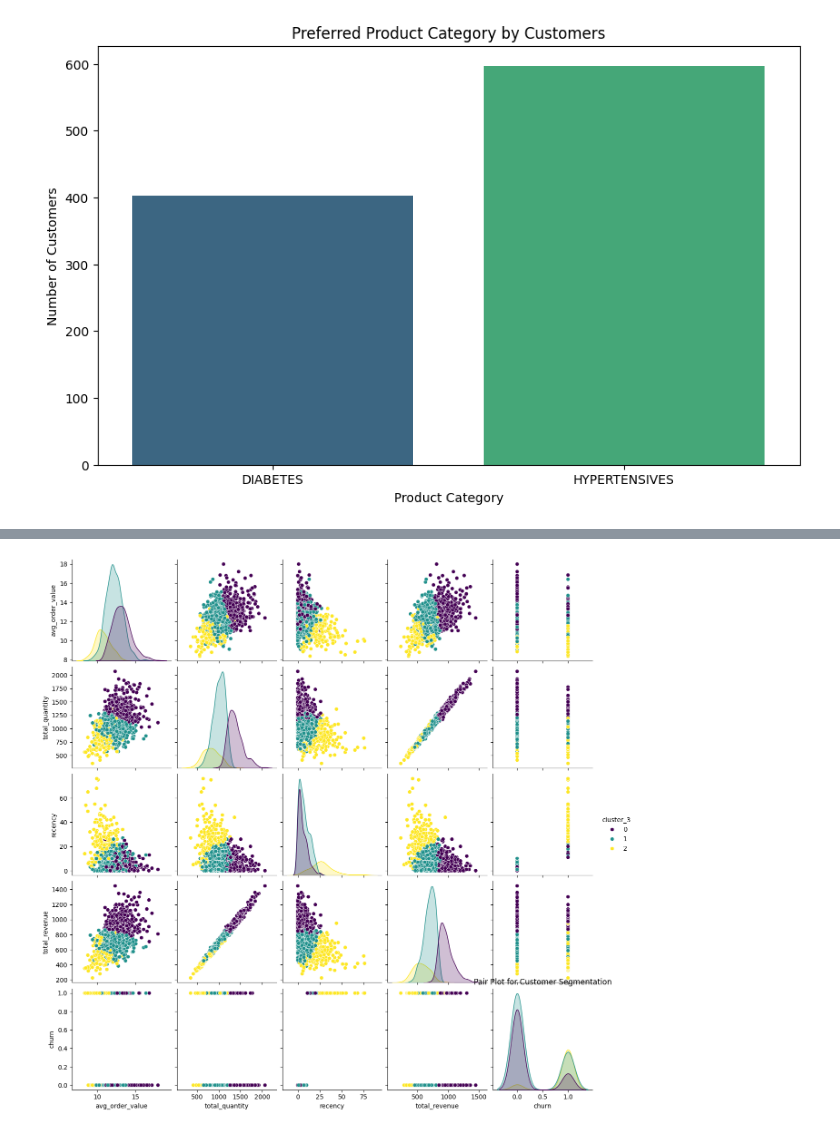
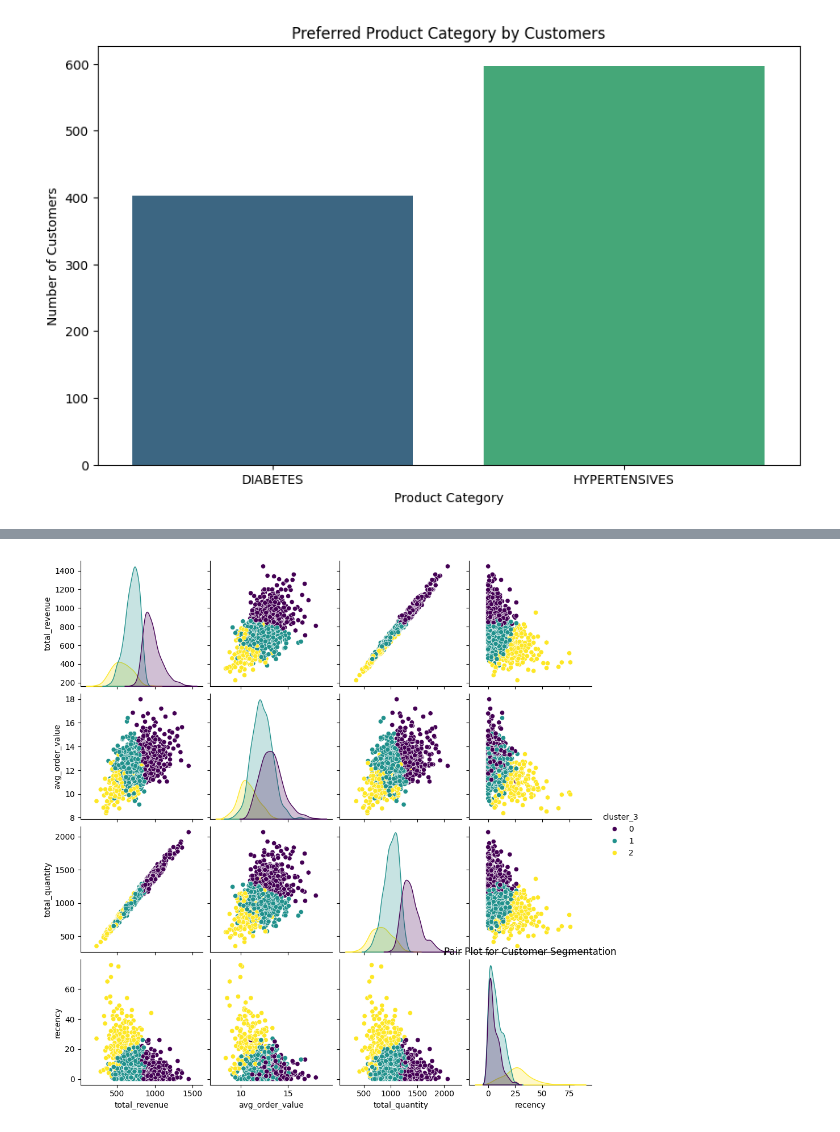
Before and after one commit to naveen-malla/Customer-Segmentation-and-SKU-Forecasting, a Jupyter notebook: customer_segmentation.ipynb, the cells around one changed output, grey strips where cells are left out. Drawn from its saved outputs; the diff is of its cells as text; code cells hidden in the pictures.

```diff
--- a/customer_segmentation.ipynb
+++ b/customer_segmentation.ipynb
@@ -513,6 +521,6 @@ Passing `palette` without assigning `hue` is deprecated and will be removed in v
 # %%
 # customers who haven't made a purchase in the last 10 days
-customer_data['churn'] = customer_data['recency'].apply(lambda x: 1 if x > 10 else 0)
+customer_data['churn'] = customer_data['recency'].apply(lambda x: 1 if x > 45 else 0)
 
 # Visualize churn
 plt.figure(figsize=(10, 6))
@@ -529,6 +546,9 @@ Passing `palette` without assigning `hue` is deprecated and will be removed in v
 # %%
-sns.pairplot(customer_data, hue='cluster_3', palette='viridis')
+# extract non categorical columns
+non_categorical = customer_data[['total_revenue', 'avg_order_value', 'total_quantity', 'recency', 'cluster_3']]
+# pair plot for non_categorical columns
+sns.pairplot(non_categorical, hue='cluster_3', palette='viridis')
 plt.title('Pair Plot for Customer Segmentation')
 plt.show()
 # %% [output]
-[figure, old version]
+[figure, new version]
```
Also changed, not shown: parts of 3 cells of this notebook.
